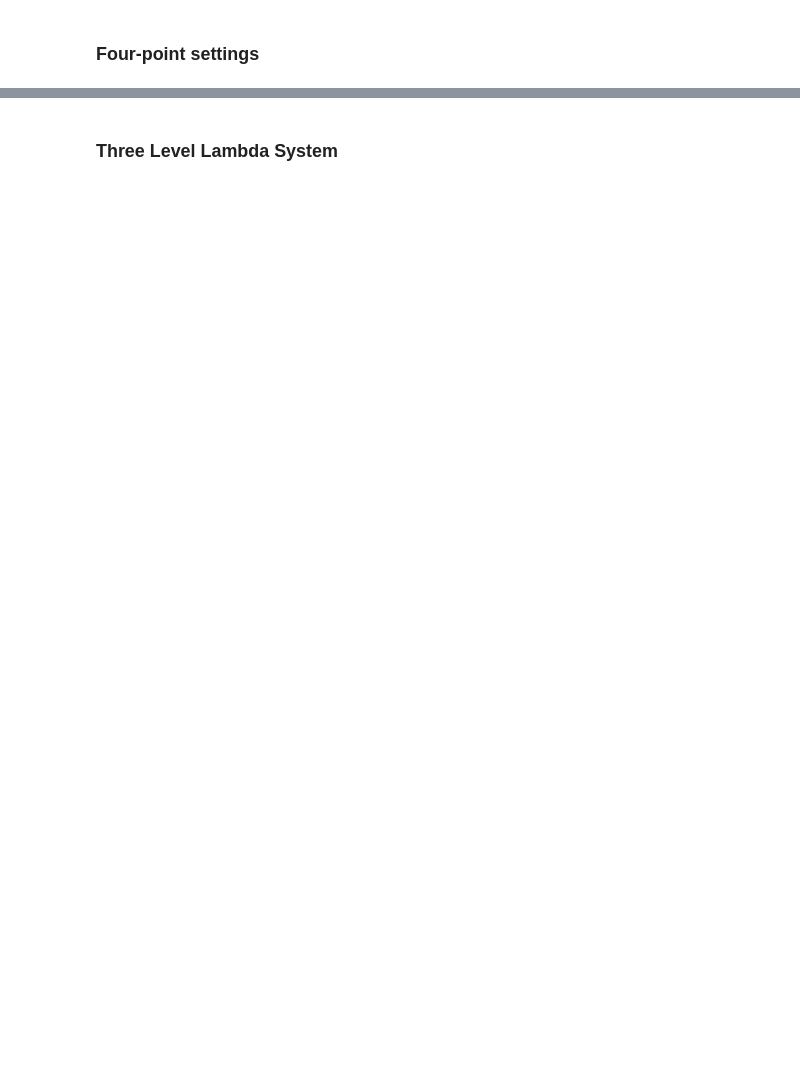
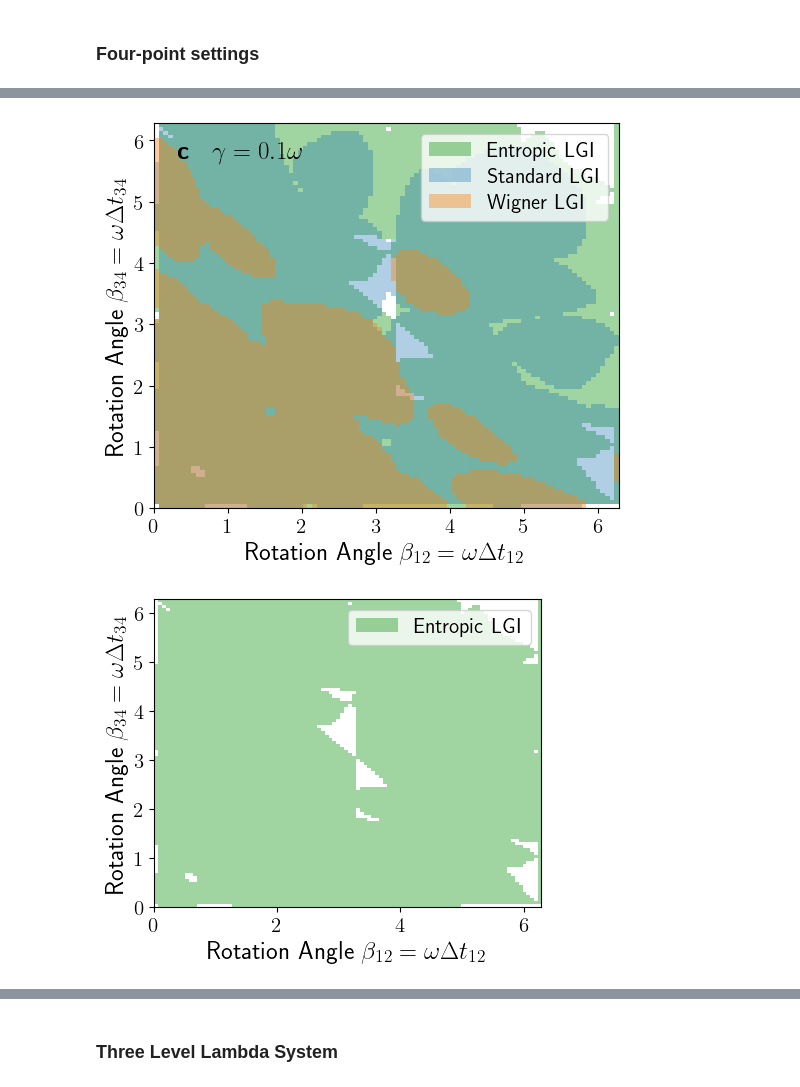
Before and after one commit to PolarisMegrez/Entropic-Leggett-Garg-Inequalities, a Jupyter notebook: demo.ipynb, the cells around one changed output, grey strips where cells are left out. Drawn from its saved outputs; the diff is of its cells as text; code cells hidden in the pictures; blank space fills up the shorter version.

```diff
--- a/demo.ipynb
+++ b/demo.ipynb
@@ -169,0 +209,30 @@ for fig, ax in separate_figs:
+# %%
+# Multi-output boolean plotting using new viz.plot_boolean_region (merged function)
+
+t12_range = (0.0, 2 * np.pi)
+t34_range = (0.0, 2 * np.pi)
+
+# Plot overlay and separate figures in one call (mode='both')
+fig_overlay, ax_overlay, separate_figs = viz.plot_boolean_region(
+    bool_LG_four_point,
+    t12_range,
+    t34_range,
+    n=100,
+    label=[r'Entropic LGI', r'Standard LGI', r'Wigner LGI'],
+    color=['tab:green', 'tab:blue', 'tab:orange'],
+    alpha=[0.45, 0.35, 0.40],
+    mode='both',
+    x_label=r'Rotation Angle $\beta_{12}=\omega\Delta t_{12}$',
+    y_label=r'Rotation Angle $\beta_{34}=\omega\Delta t_{34}$'
+)
+# Figure panel annotation (a)
+ax_overlay.text(0.05, 0.95, r'{\bfseries c}\quad$\gamma=0.1\omega$', transform=ax_overlay.transAxes,
+                fontsize=18, verticalalignment='top', horizontalalignment='left')
+# Save overlay figure
+fig_overlay.savefig('4-point-LGIs-c.png', dpi=300, bbox_inches='tight')
+plt.show()
+#for fig, ax in separate_figs:
+#    fig.show()
+# %% [output]
+[figure, added]
+[figure, added]
```
Also changed, not shown: parts of 4 cells of this notebook, 2 other files.
